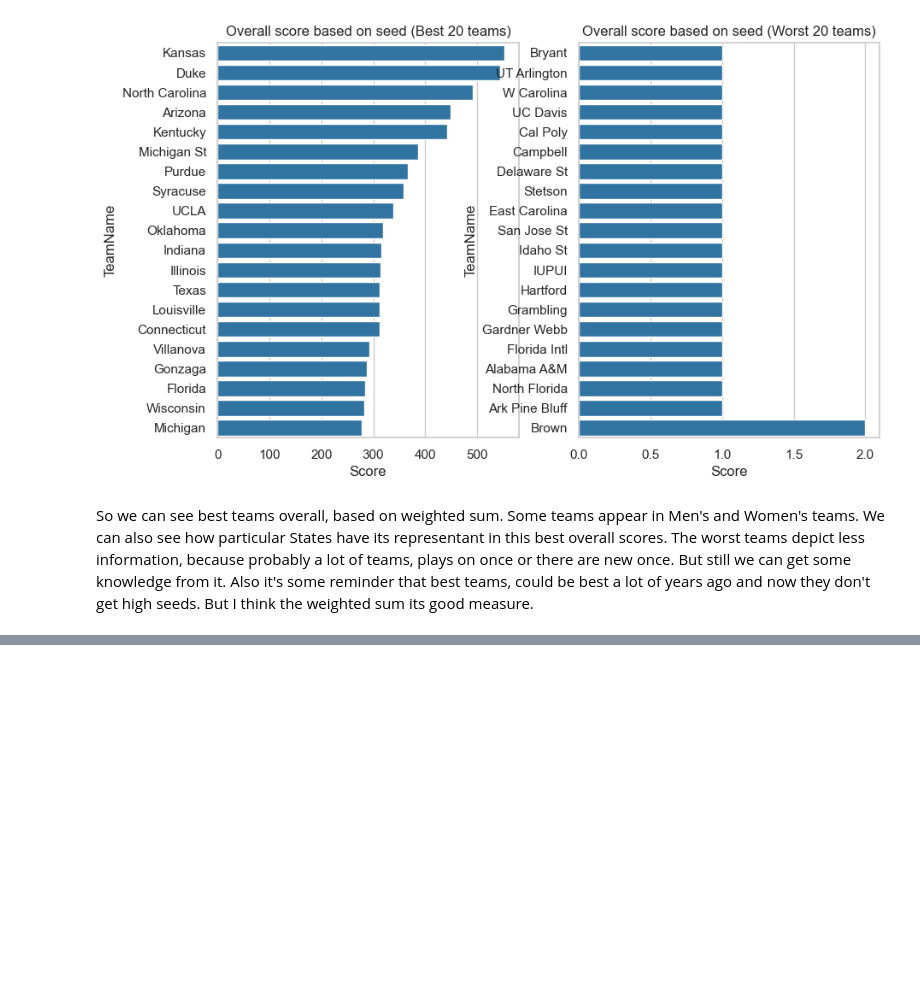
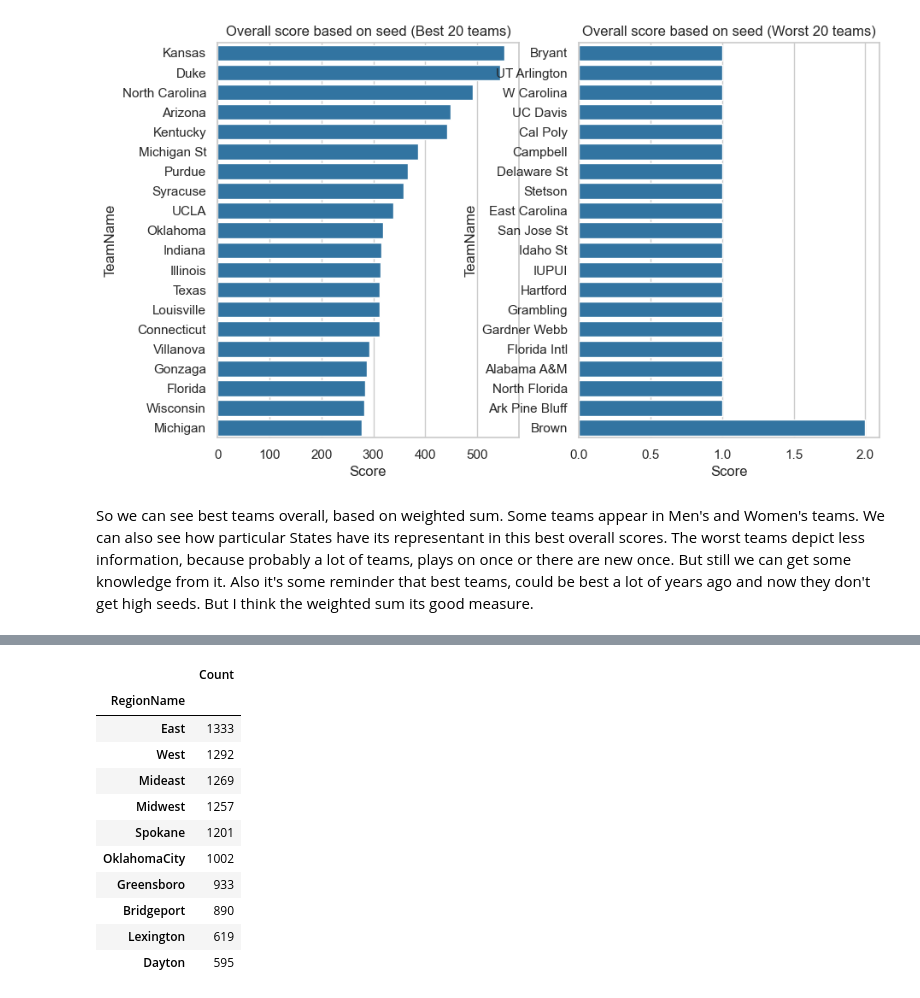
Before and after one commit to KacperUrban/Forecasting-NCAA-BB, a Jupyter notebook: EDA.ipynb, the cells around one changed output, grey strips where cells are left out. Saved outputs shown, nothing was run; the diff lists cells and outputs as text; code cells hidden in the pictures; blank space fills up the shorter version.

```diff
--- a/EDA.ipynb
+++ b/EDA.ipynb
@@ -533,0 +550,17 @@ So we can see best teams overall, based on weighted sum. Some teams appear in Me
+# %%
+wseedsgrouped.merge(wseedext[["TeamName", "RegionName"]], on="TeamName", how="left").groupby("RegionName").agg({
+    "Count": "sum"
+}).sort_values("Count", ascending=False).head(10)
+# %% [output]
+|  | Count |
+| RegionName |  |
+| East | 1333 |
+| West | 1292 |
+| Mideast | 1269 |
+| Midwest | 1257 |
+| Spokane | 1201 |
+| OklahomaCity | 1002 |
+| Greensboro | 933 |
+| Bridgeport | 890 |
+| Lexington | 619 |
+| Dayton | 595 |
```
Also changed, not shown: parts of 4 cells of this notebook.
